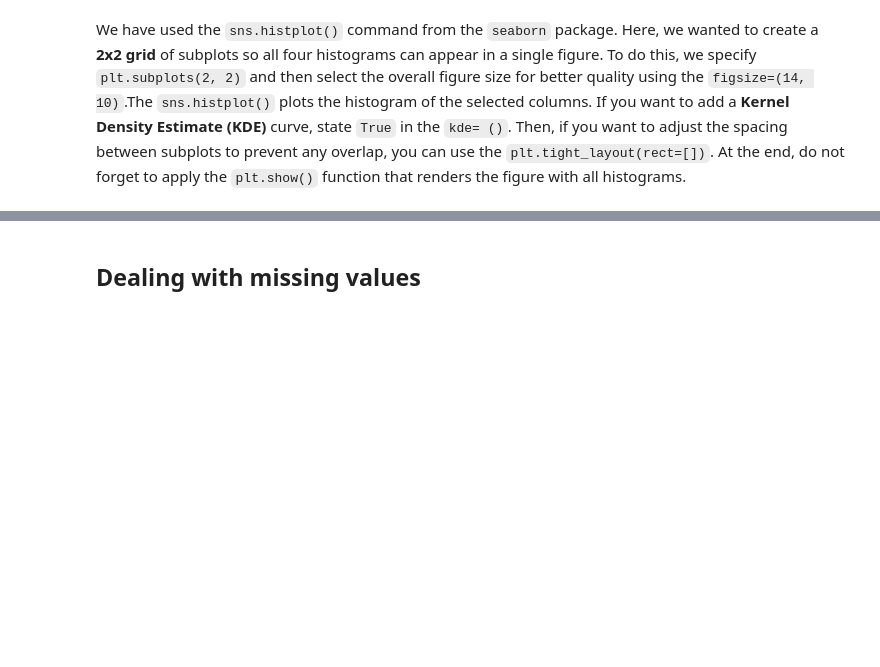
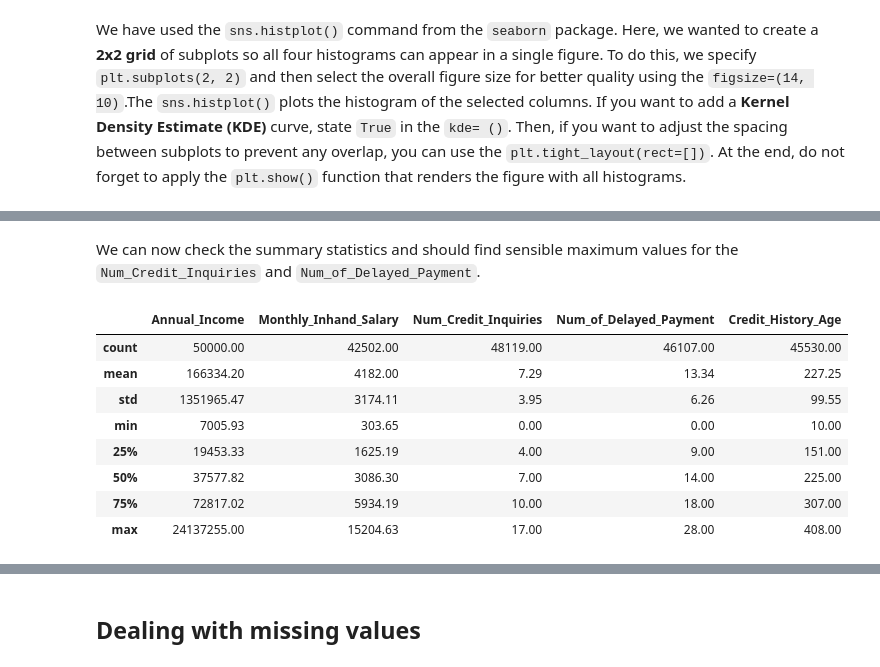
Before and after one commit to datasquad/ECLR, a Jupyter notebook: Py_coding/Py_DataCleaningPrep.ipynb, the cells around one changed output, grey strips where cells are left out. Saved outputs shown, nothing was run; the diff lists cells and outputs as text; code cells hidden in the pictures; blank space fills up the shorter version.

```diff
--- a/Py_coding/Py_DataCleaningPrep.ipynb
+++ b/Py_coding/Py_DataCleaningPrep.ipynb
@@ -595,0 +730,14 @@ memory usage: 1.5 MB
+# %% [markdown]
+We can now check the summary statistics and should find sensible maximum values for the `Num_Credit_Inquiries` and `Num_of_Delayed_Payment`.
+# %%
+data_rem_outliers[sel_columns].describe().round(2)
+# %% [output]
+|  | Annual_Income | Monthly_Inhand_Salary | Num_Credit_Inquiries | Num_of_Delayed_Payment | Credit_History_Age |
+| count | 50000.00 | 42502.00 | 48119.00 | 46107.00 | 45530.00 |
+| mean | 166334.20 | 4182.00 | 7.29 | 13.34 | 227.25 |
+| std | 1351965.47 | 3174.11 | 3.95 | 6.26 | 99.55 |
+| min | 7005.93 | 303.65 | 0.00 | 0.00 | 10.00 |
+| 25% | 19453.33 | 1625.19 | 4.00 | 9.00 | 151.00 |
+| 50% | 37577.82 | 3086.30 | 7.00 | 14.00 | 225.00 |
+| 75% | 72817.02 | 5934.19 | 10.00 | 18.00 | 307.00 |
+| max | 24137255.00 | 15204.63 | 17.00 | 28.00 | 408.00 |
```
Also changed, not shown: parts of 131 cells of this notebook, 2 other files.
